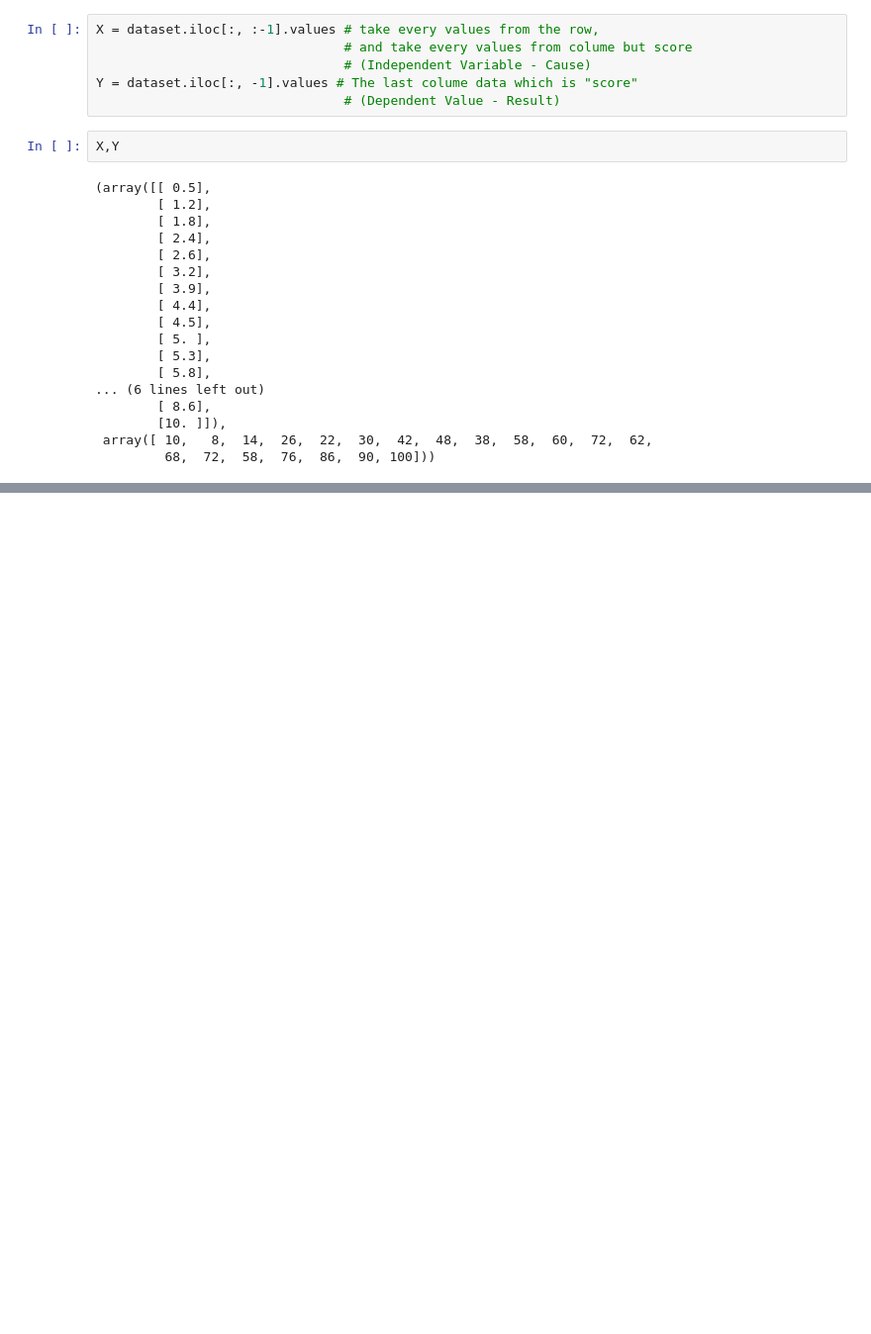
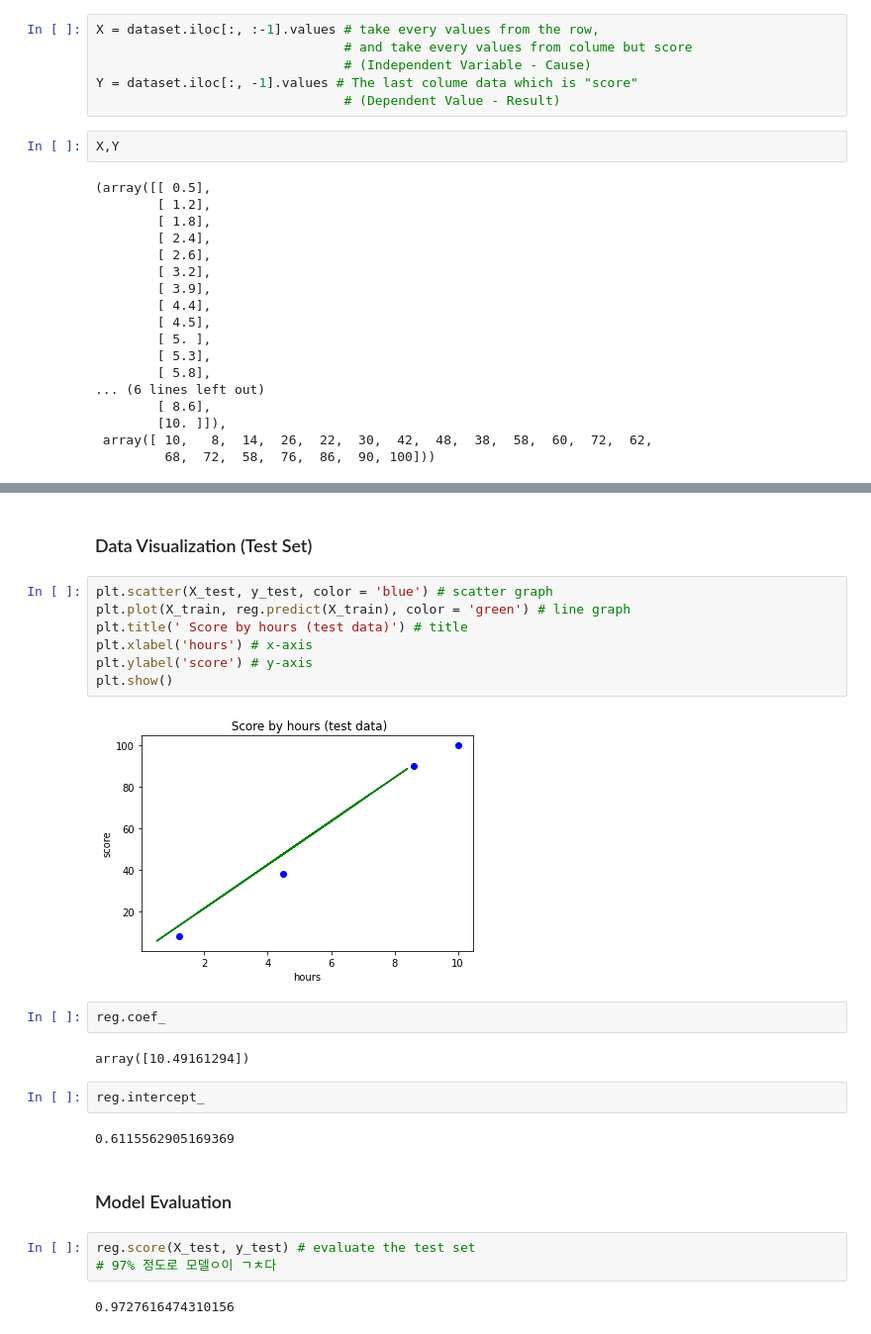
Before and after one commit to meeso0219/MilitaryProjects, a Jupyter notebook: PythonMLProjects/SciKitLearn/01. Linear Regression.ipynb, the cells around one changed output, grey strips where cells are left out. Shown: that part at 99% size. Cells and saved outputs as stored; diff of their text form; blank space fills up the shorter version.

```diff
--- a/PythonMLProjects/SciKitLearn/01. Linear Regression.ipynb
+++ b/PythonMLProjects/SciKitLearn/01. Linear Regression.ipynb
@@ -47,0 +215,26 @@ X,Y
+# %% [markdown]
+### Data Visualization (Test Set)
+# %%
+plt.scatter(X_test, y_test, color = 'blue') # scatter graph
+plt.plot(X_train, reg.predict(X_train), color = 'green') # line graph
+plt.title(' Score by hours (test data)') # title
+plt.xlabel('hours') # x-axis
+plt.ylabel('score') # y-axis
+plt.show()
+# %% [output]
+[figure, added]
+# %%
+reg.coef_
+# %% [output]
+array([10.49161294])
+# %%
+reg.intercept_
+# %% [output]
+0.6115562905169369
+# %% [markdown]
+### Model Evaluation
+# %%
+reg.score(X_test, y_test) # evaluate the test set
+# 97% 정도로 모델ㅇ이 ㄱㅊ다
+# %% [output]
+0.9727616474310156
```
Also changed, not shown: parts of 24 cells of this notebook, 2 other files.
